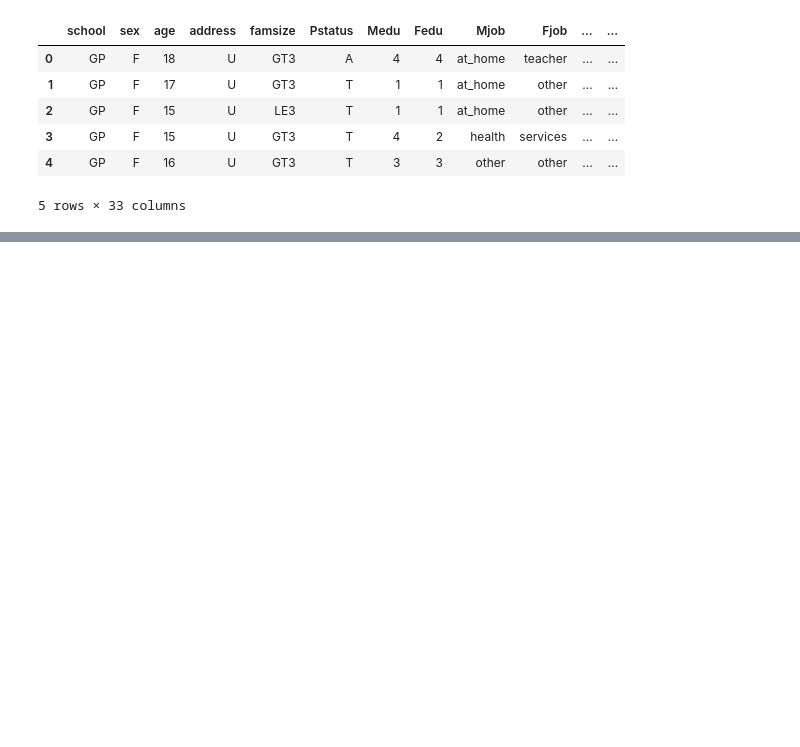
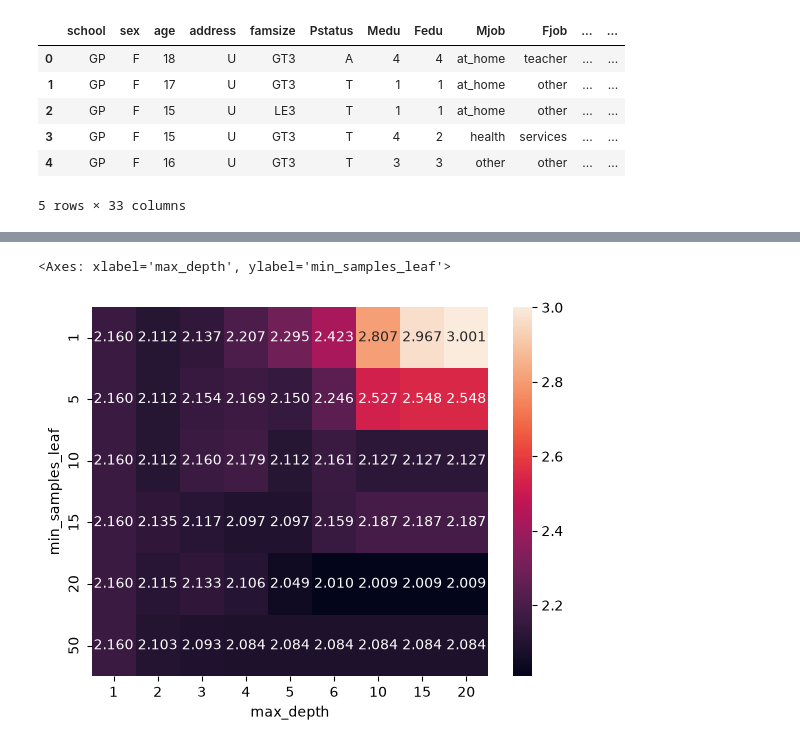
Before and after one commit to enarbrowall123-dotcom/ML-Projekt-, a Jupyter notebook: notebook.ipynb, the cells around one changed output, grey strips where cells are left out. Saved outputs shown, nothing was run; the diff lists cells and outputs as text; code cells hidden in the pictures; blank space fills up the shorter version.

```diff
--- a/notebook.ipynb
+++ b/notebook.ipynb
@@ -18,0 +326,13 @@ df.head()
+# %%
+scores = []
+
+for alpha in [0, 0.01, 0.1, 1, 10, 100, 1000]:
+    model = Ridge(alpha=alpha, random_state=1)
+    model.fit(X_train, y_train)
+
+    y_pred = model.predict(X_val)
+    rmse = root_mean_squared_error(y_val, y_pred)
+    scores.append((alpha, rmse))
+
+df_scores = pd.DataFrame(scores, columns=['alpha', 'rmse'])
+df_scores
@@ -18,0 +363,15 @@ df.head()
+# %%
+from sklearn.tree import DecisionTreeRegressor
+
+scores = []
+
+for depth in [1, 2, 3, 4, 5, 6, 10, 15, 20, None]:
+    dt = DecisionTreeRegressor(max_depth=depth, random_state=1)
+    dt.fit(X_train, y_train)
+
+    y_pred = dt.predict(X_val)
+    rmse = root_mean_squared_error(y_val, y_pred)
+    scores.append((depth, rmse))
+
+df_scores = pd.DataFrame(scores, columns=['max_depth', 'rmse'])
+df_scores
@@ -18,0 +390,19 @@ df.head()
+# %%
+scores = []
+
+for depth in [1, 2, 3, 4, 5, 6, 10, 15, 20]:
+    for s in [1, 5, 10, 15, 20, 50]:
+        dt = DecisionTreeRegressor(max_depth=depth, min_samples_leaf=s, random_state=1)
+        dt.fit(X_train, y_train)
+
+        y_pred = dt.predict(X_val)
+        rmse = root_mean_squared_error(y_val, y_pred)
+        scores.append((depth, s, rmse))
+
+df_scores = pd.DataFrame(scores, columns=['max_depth', 'min_samples_leaf', 'rmse'])
+
+df_scores_pivot = df_scores.pivot(index='min_samples_leaf', columns='max_depth', values='rmse')
+sns.heatmap(df_scores_pivot, annot=True, fmt='.3f')
+# %% [output]
+<Axes: xlabel='max_depth', ylabel='min_samples_leaf'>
+[figure, added]
```
Also changed, not shown: parts of 48 cells of this notebook.
